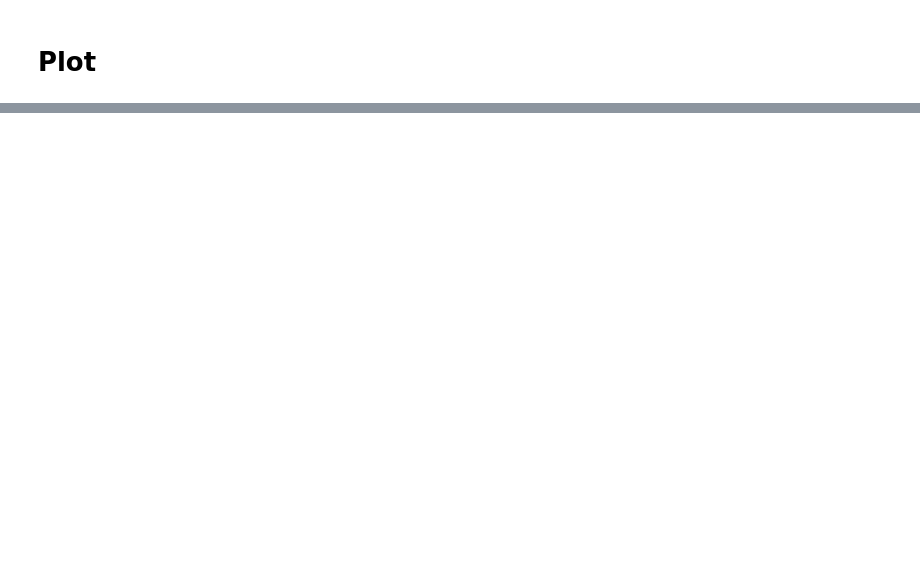
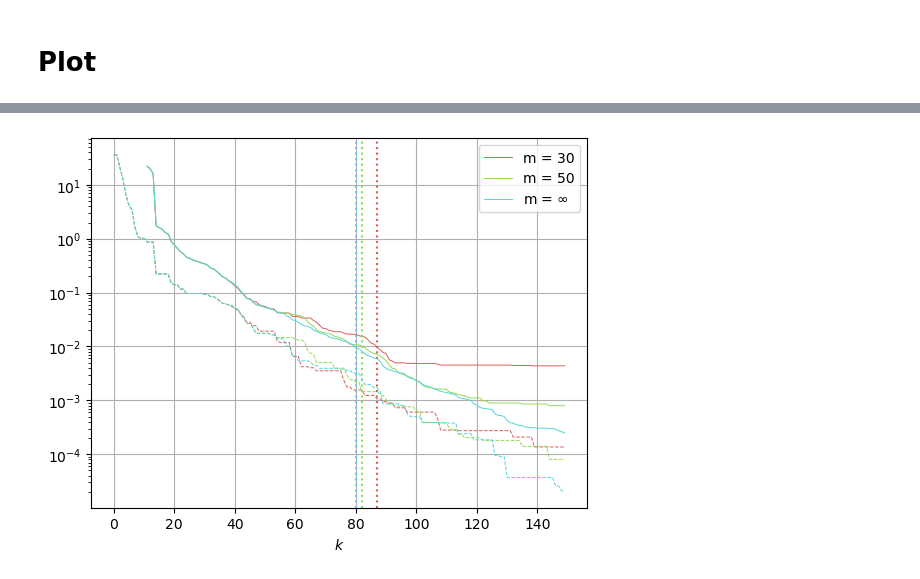
Before and after one commit to cvxgrp/OSBDO, a Jupyter notebook: examples/supply_chain/supply_chain_finite_memory.ipynb, the cells around one changed output, grey strips where cells are left out. Cells and saved outputs as stored; diff of their text form; code cells hidden in the pictures; blank space fills up the shorter version.

```diff
--- a/examples/supply_chain/supply_chain_finite_memory.ipynb
+++ b/examples/supply_chain/supply_chain_finite_memory.ipynb
@@ -71,0 +60,4 @@ ob.plot_finite_memory(memory_bounds=memory_bounds, memory=memory, h_true=h_cvx)
+# %%
+ob.plot_finite_memory(memory_bounds=memory_bounds, memory=[30, 50, max_iter], h_true=h_cvx, filename='sc_fin_memory_drop_3.pdf')
+# %% [output]
+[figure, added]
```
Also changed, not shown: parts of 6 cells of this notebook, 32 other files.
